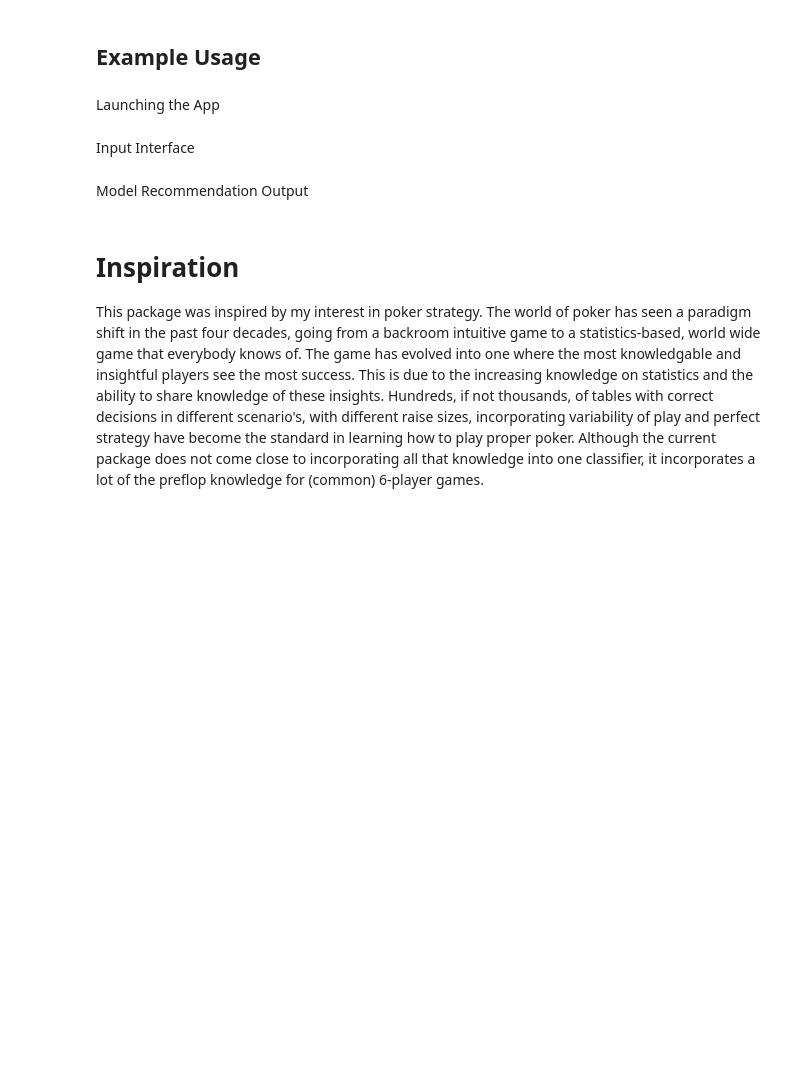
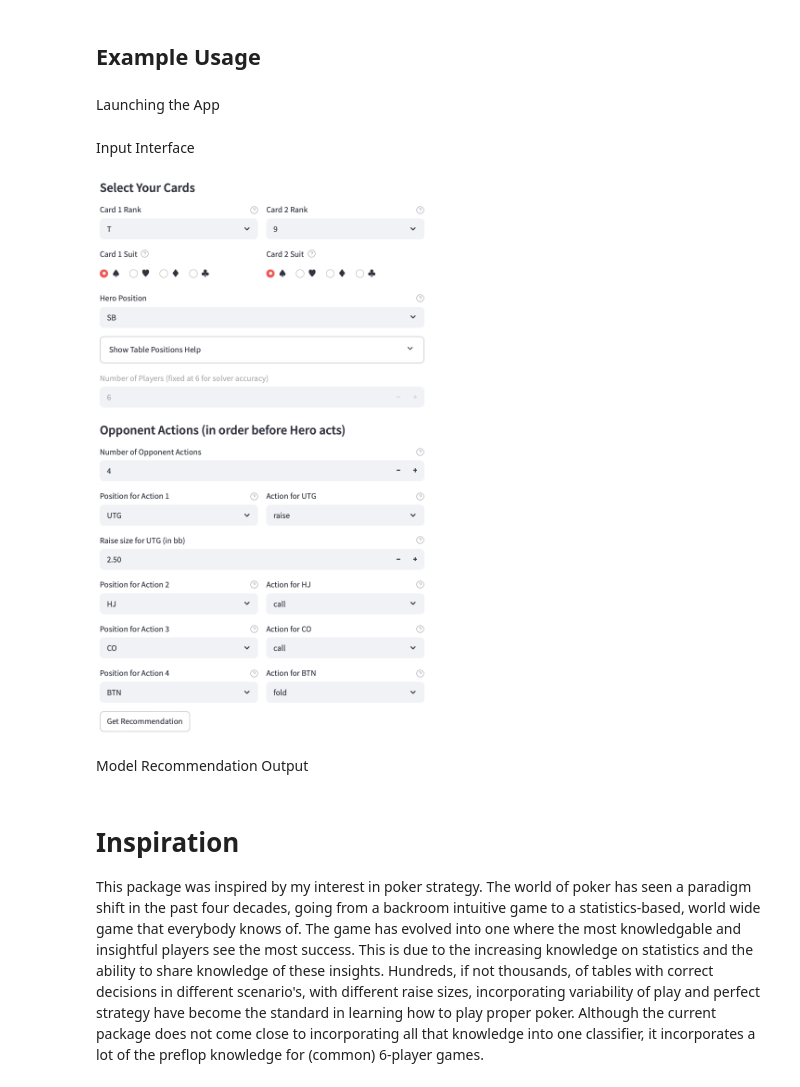
Before and after one commit to Programming-The-Next-Step-2025/poker-decisions, a Jupyter notebook: docs/anaconda_projects/db/report.ipynb, the cells around one changed output. Drawn from its saved outputs; the diff is of its cells as text; code cells hidden in the pictures; blank space fills up the shorter version.

Commit message:
added images properly

```diff
--- a/docs/anaconda_projects/db/report.ipynb
+++ b/docs/anaconda_projects/db/report.ipynb
@@ -134,6 +134,9 @@ display(Image(filename="src/images/streamlit_launch.png"))
-# %% [markdown]
-Input Interface
+# %% [markdown]
+
+Input Interface
 # %%
 from IPython.display import Image, display
-display(Image(filename="src/images/interface_input.png"))
+display(Image(filename="/Users/maximkurvink/Documents/GitHub/poker-decisions/src/images/interface_input.png"))
+# %% [output]
+[figure, added]
 # %% [markdown]
```
Also changed, not shown: parts of 3 cells of this notebook.
